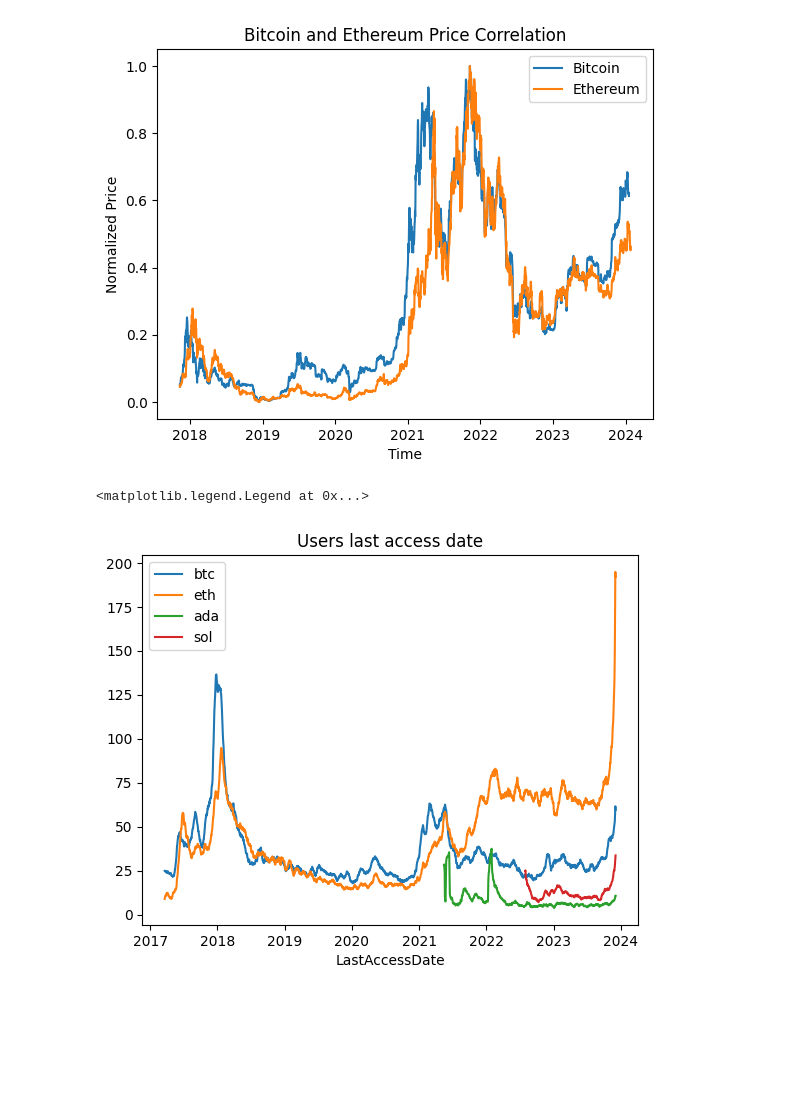
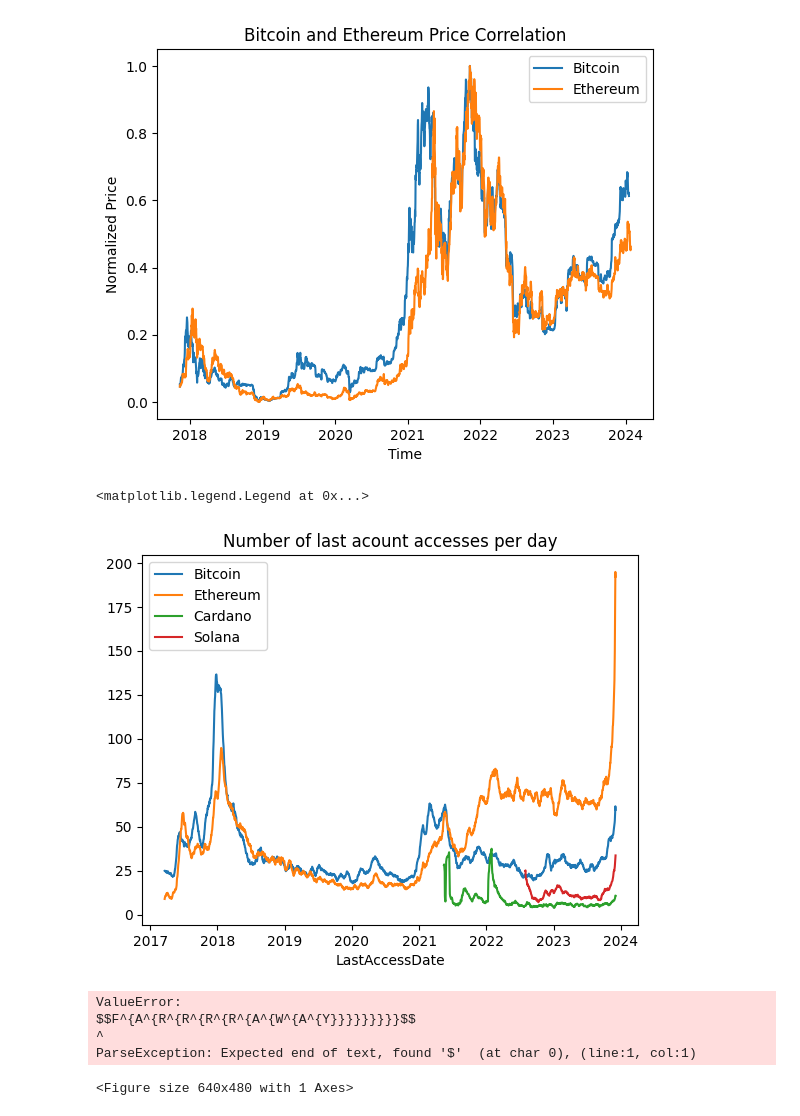
Before and after one commit to MichalTaczala/dprpy_assignment_3, a Jupyter notebook: users_data_analysis.ipynb, the cells around one changed output. Saved outputs shown, nothing was run; the diff lists cells and outputs as text; code cells hidden in the pictures; blank space fills up the shorter version.

```diff
--- a/users_data_analysis.ipynb
+++ b/users_data_analysis.ipynb
@@ -187,32 +202,43 @@ plt.show()
 # %%
 creationDateGroupedBtc = users_btc.groupby(users_btc['CreationDate'].dt.date).size()
 lastAccessDateGroupedBtc = users_btc.groupby(users_btc['LastAccessDate'].dt.date).size()
 
 window_size = 20
 # rolling_mean_eth = creationDateGroupedEth.rolling(window_size).mean()
 # rolling_mean_eth.plot()
 rolling_users_last_access_btc = lastAccessDateGroupedBtc.rolling(window_size).mean()
-rolling_users_last_access_btc.plot(label='btc')
+rolling_users_last_access_btc.plot(label='Bitcoin')
 
 creationDateGroupedEth = users_eth.groupby(users_eth['CreationDate'].dt.date).size()
 lastAccessDateGroupedEth = users_eth.groupby(users_eth['LastAccessDate'].dt.date).size()
 rolling_users_last_access_eth = lastAccessDateGroupedEth.rolling(window_size).mean()
-rolling_users_last_access_eth.plot(label='eth')
+rolling_users_last_access_eth.plot(label='Ethereum')
 
 creationDateGroupedAda = users_ada.groupby(users_ada['CreationDate'].dt.date).size()
 lastAccessDateGroupedAda = users_ada.groupby(users_ada['LastAccessDate'].dt.date).size()
 rolling_users_last_access_ada = lastAccessDateGroupedAda.rolling(window_size).mean()
-rolling_users_last_access_ada.plot(label='ada')
+rolling_users_last_access_ada.plot(label='Cardano')
 
 creationDateGroupedSol = users_sol.groupby(users_sol['CreationDate'].dt.date).size()
 lastAccessDateGroupedSol = users_sol.groupby(users_sol['LastAccessDate'].dt.date).size()
 rolling_users_last_access_sol = lastAccessDateGroupedSol.rolling(window_size).mean()
-rolling_users_last_access_sol.plot(label='sol')
+rolling_users_last_access_sol.plot(label='Solana')
 
 
-plt.title('Users last access date')
+plt.title('Number of last acount accesses per day')
 
 plt.legend()
 # %% [output]
 <matplotlib.legend.Legend at 0x...>
-[figure, old version]
+[figure, new version]
+# %%
+plt.pie(df_users_btc['Location'].value_counts(), labels=df_users_btc['Location'].value_counts().index.tolist())
+
+# show plot
+plt.show()
+# %% [output]
+ValueError:
+$$F^{A^{R^{R^{R^{R^{A^{W^{A^{Y}}}}}}}}}$$
+^
+ParseException: Expected end of text, found '$'  (at char 0), (line:1, col:1)
+<Figure size 640x480 with 1 Axes>
```
Also changed, not shown: parts of 3 cells of this notebook, 1 other file.
